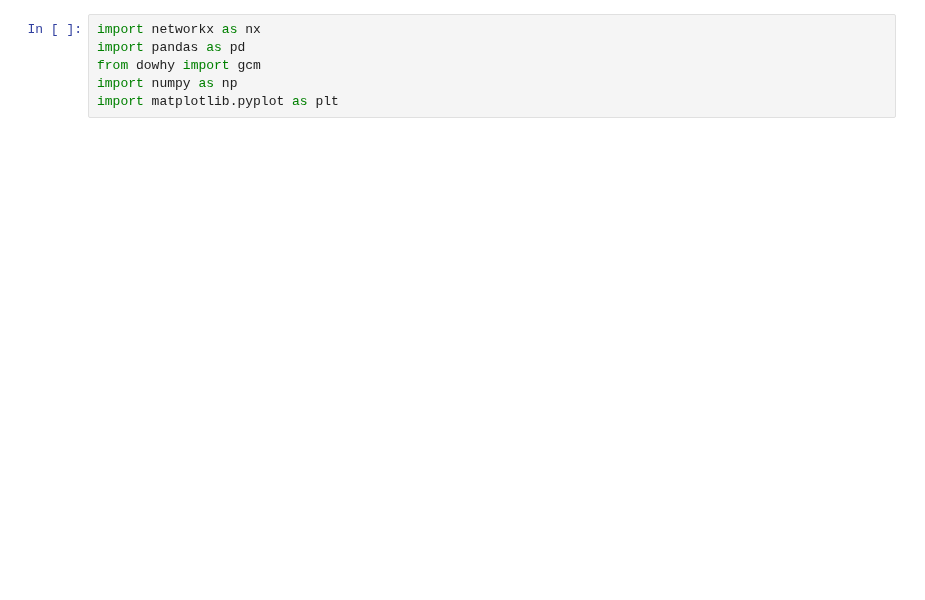
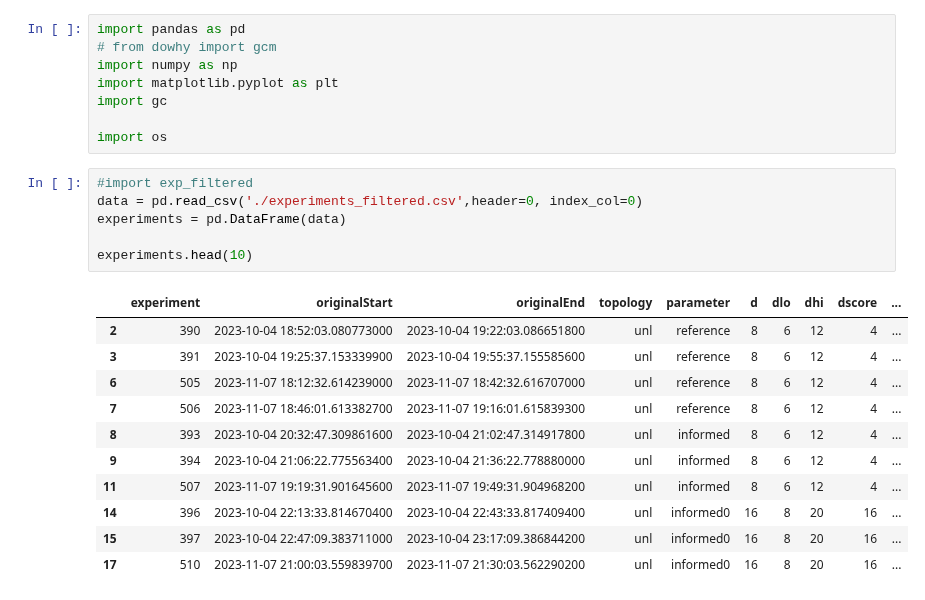
Before and after one commit to FlavScheidt/flexi-pipe, a Jupyter notebook: data/CausalAnalysis/GenerateDatasets/GenerateDatasets.ipynb, the cells around one changed output. Drawn from its saved outputs; the diff is of its cells as text; blank space fills up the shorter version.

```diff
--- a/data/CausalAnalysis/GenerateDatasets/GenerateDatasets.ipynb
+++ b/data/CausalAnalysis/GenerateDatasets/GenerateDatasets.ipynb
@@ -1,6 +1,26 @@
 # %%
-import networkx as nx
 import pandas as pd
-from dowhy import gcm
+# from dowhy import gcm
 import numpy as np
 import matplotlib.pyplot as plt
+import gc
+
+import os
+# %%
+#import exp_filtered
+data = pd.read_csv('./experiments_filtered.csv',header=0, index_col=0)
+experiments = pd.DataFrame(data)
+
+experiments.head(10)
+# %% [output]
+|  | experiment | originalStart | originalEnd | topology | parameter | d | dlo | dhi | dscore | ... |
+| 2 | 390 | 2023-10-04 18:52:03.080773000 | 2023-10-04 19:22:03.086651800 | unl | reference | 8 | 6 | 12 | 4 | ... |
+| 3 | 391 | 2023-10-04 19:25:37.153339900 | 2023-10-04 19:55:37.155585600 | unl | reference | 8 | 6 | 12 | 4 | ... |
+| 6 | 505 | 2023-11-07 18:12:32.614239000 | 2023-11-07 18:42:32.616707000 | unl | reference | 8 | 6 | 12 | 4 | ... |
+| 7 | 506 | 2023-11-07 18:46:01.613382700 | 2023-11-07 19:16:01.615839300 | unl | reference | 8 | 6 | 12 | 4 | ... |
+| 8 | 393 | 2023-10-04 20:32:47.309861600 | 2023-10-04 21:02:47.314917800 | unl | informed | 8 | 6 | 12 | 4 | ... |
+| 9 | 394 | 2023-10-04 21:06:22.775563400 | 2023-10-04 21:36:22.778880000 | unl | informed | 8 | 6 | 12 | 4 | ... |
+| 11 | 507 | 2023-11-07 19:19:31.901645600 | 2023-11-07 19:49:31.904968200 | unl | informed | 8 | 6 | 12 | 4 | ... |
+| 14 | 396 | 2023-10-04 22:13:33.814670400 | 2023-10-04 22:43:33.817409400 | unl | informed0 | 16 | 8 | 20 | 16 | ... |
+| 15 | 397 | 2023-10-04 22:47:09.383711000 | 2023-10-04 23:17:09.386844200 | unl | informed0 | 16 | 8 | 20 | 16 | ... |
+| 17 | 510 | 2023-11-07 21:00:03.559839700 | 2023-11-07 21:30:03.562290200 | unl | informed0 | 16 | 8 | 20 | 16 | ... |
```
Also changed, not shown: parts of 23 cells of this notebook, 3 other files.
